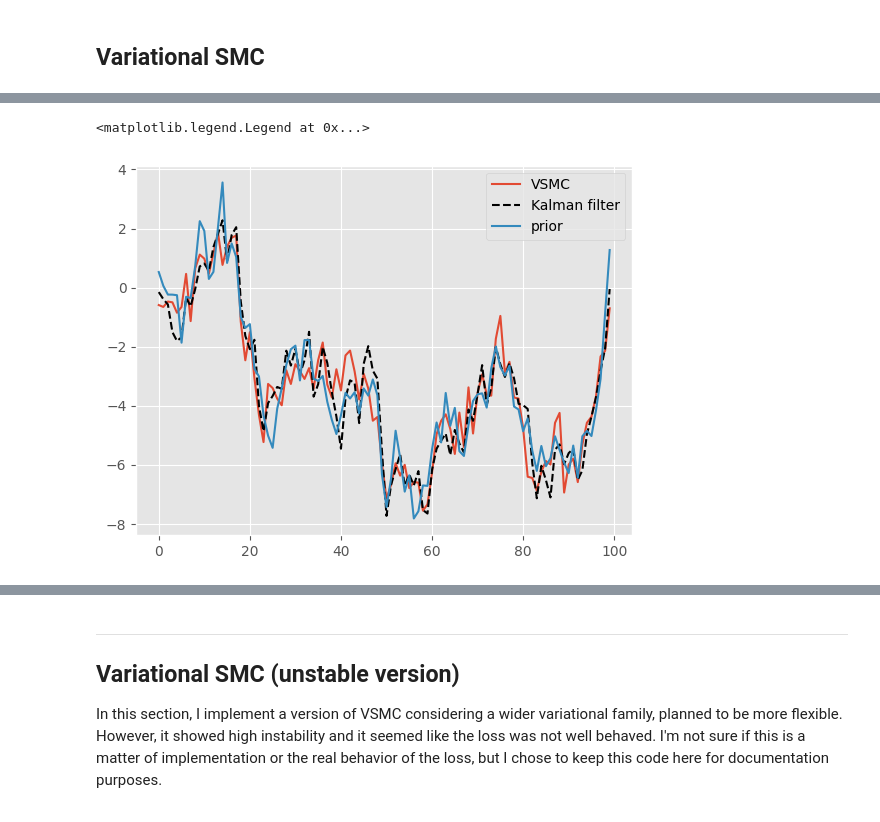
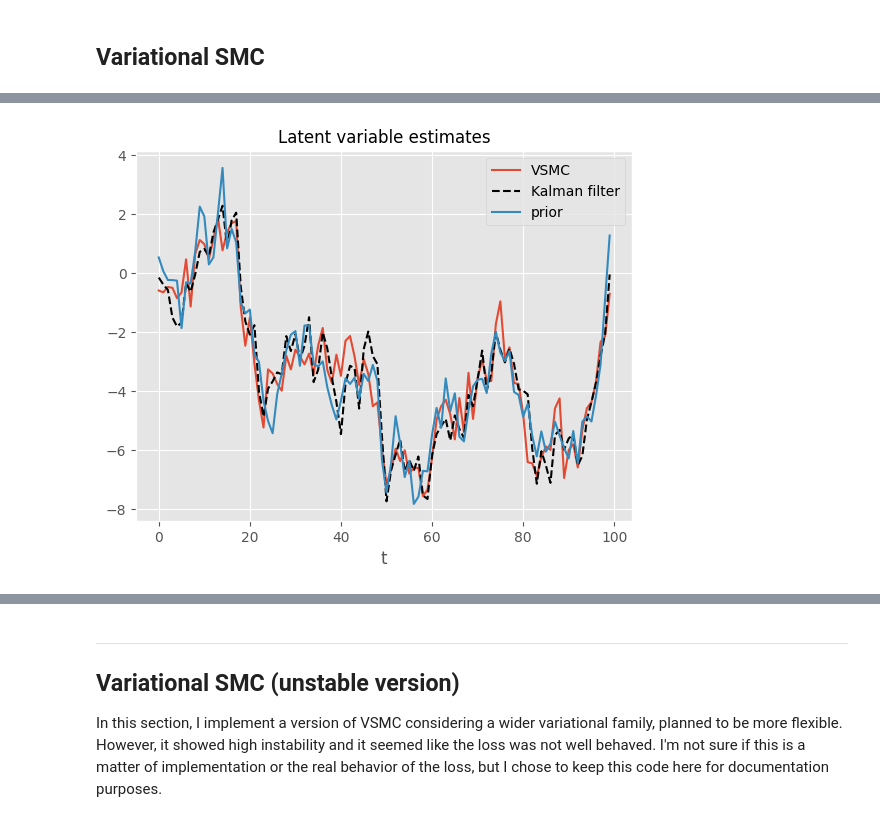
Before and after one commit to Perez-Amanda/ComputacionalStatistics_FinalProject, a Jupyter notebook: SMC.ipynb, the cells around one changed output, grey strips where cells are left out. Drawn from its saved outputs; the diff is of its cells as text; code cells hidden in the pictures.

```diff
--- a/SMC.ipynb
+++ b/SMC.ipynb
@@ -658,13 +676,17 @@ Text(0, 0.5, '-ELBO')
 # %%
 log_w_vsmc, x_part_vsmc, a_vsmc, x_vsmc = run_vsmc(y_seq, lambda_, N, 100)
 
 plt.plot(x_vsmc.detach().numpy(),label='VSMC')
 plt.plot(X_hat,label='Kalman filter',c='black',ls='--')
 plt.plot(x_prior.numpy(), label="prior")
+plt.xlabel("t")
+plt.title("Latent variable estimates",size=12)
+
 plt.legend()
+
+plt.savefig('Latent variable estimates(2).png')
 # %% [output]
-<matplotlib.legend.Legend at 0x...>
-[figure, old version]
+[figure, new version]
 # %%
 # Comparing ESS
 plt.plot(ESS(log_w_prior),label='prior',ls='--')
```
Also changed, not shown: parts of 32 cells of this notebook, 1 other file.
